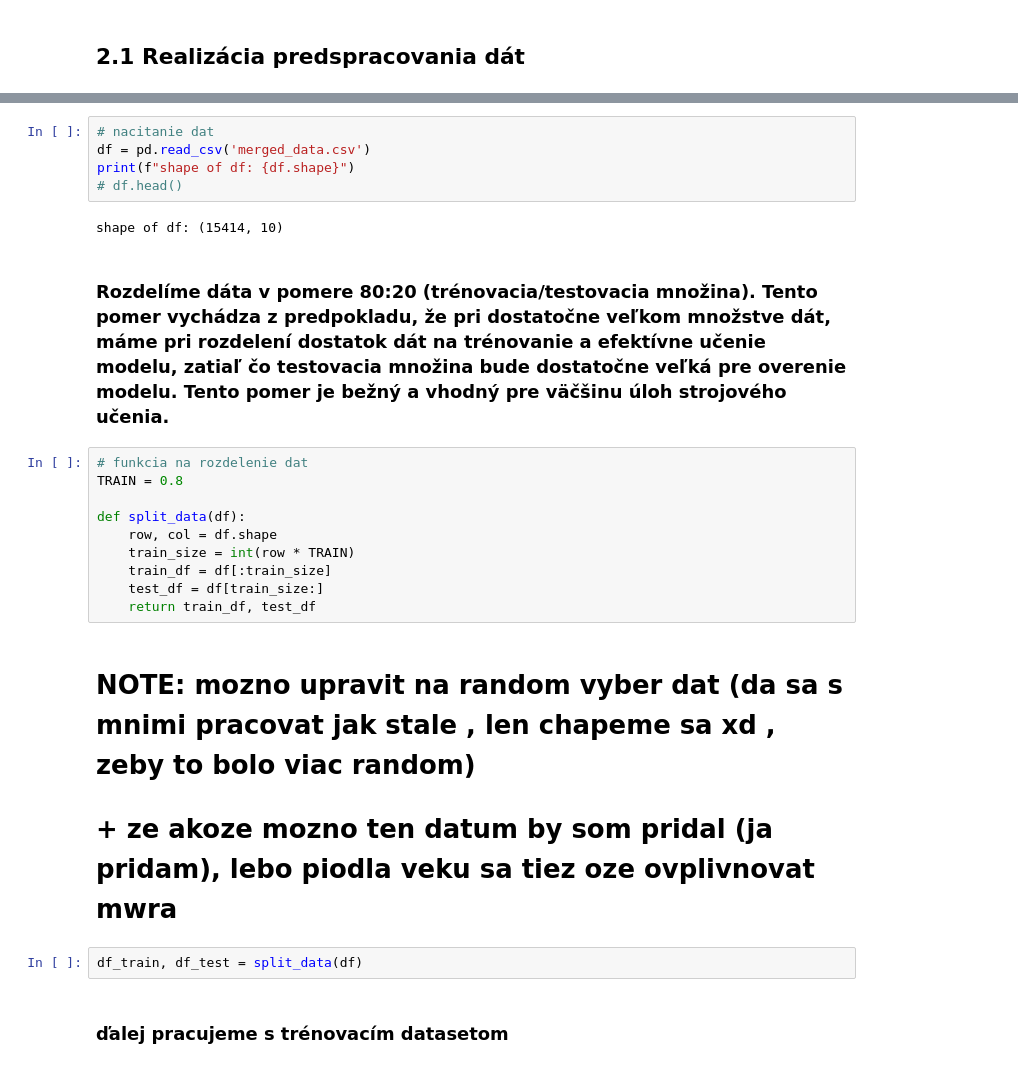
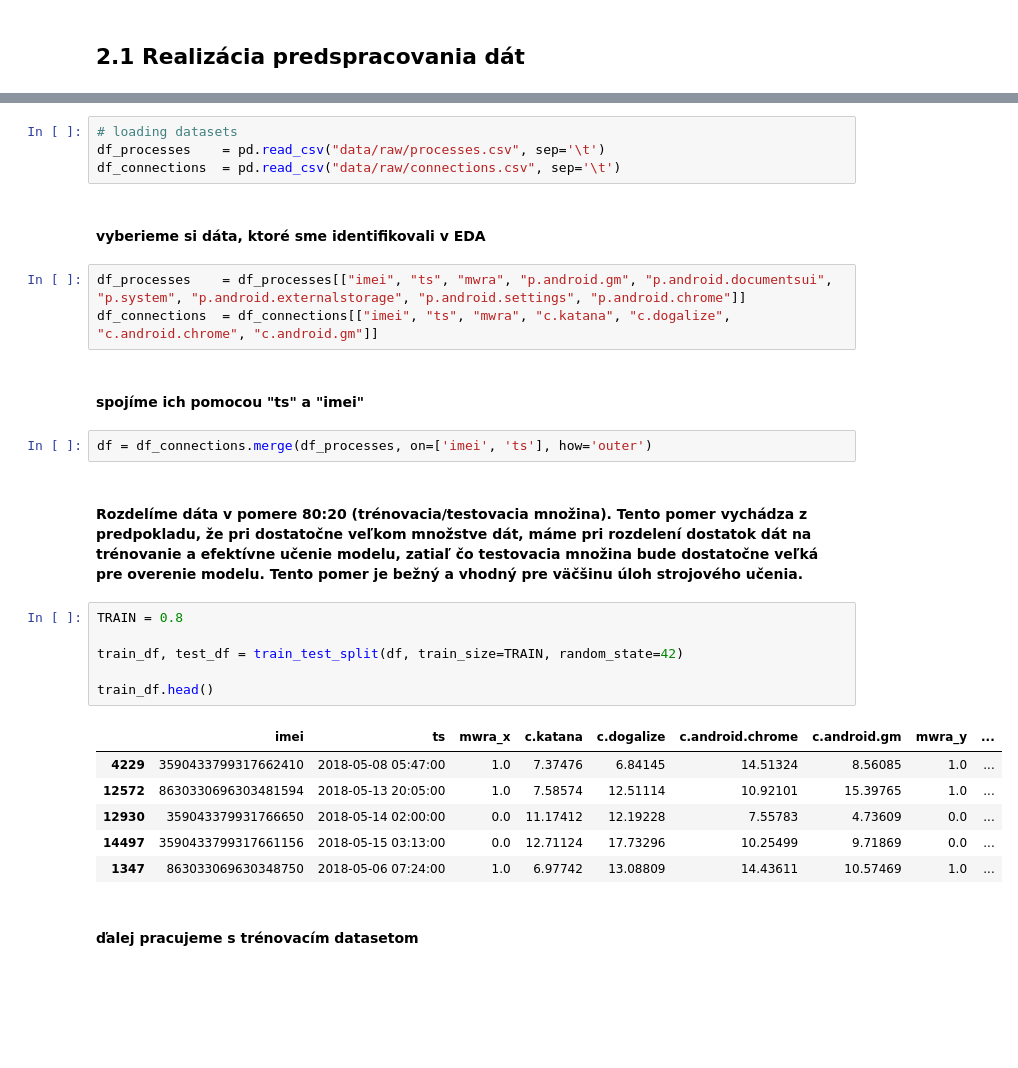
Before and after one commit to xtancos/IAU_project, a Jupyter notebook: ML.ipynb, the cells around one changed output, grey strips where cells are left out. Cells and saved outputs as stored; diff of their text form; blank space fills up the shorter version.

```diff
--- a/ML.ipynb
+++ b/ML.ipynb
@@ -32,26 +33,30 @@ from scipy.stats import linregress
 # %%
-# nacitanie dat
-df = pd.read_csv('merged_data.csv')
-print(f"shape of df: {df.shape}")
-# df.head()
+# loading datasets
+df_processes    = pd.read_csv("data/raw/processes.csv", sep='\t')
+df_connections  = pd.read_csv("data/raw/connections.csv", sep='\t')
-# %% [output]
-shape of df: (15414, 10)
+# %% [markdown]
+#### vyberieme si dáta, ktoré sme identifikovali v EDA
+# %%
+df_processes    = df_processes[["imei", "ts", "mwra", "p.android.gm", "p.android.documentsui", "p.system", "p.android.externalstorage", "p.android.settings", "p.android.chrome"]]
+df_connections  = df_connections[["imei", "ts", "mwra", "c.katana", "c.dogalize", "c.android.chrome", "c.android.gm"]]
+# %% [markdown]
+#### spojíme ich pomocou "ts" a "imei"
+# %%
+df = df_connections.merge(df_processes, on=['imei', 'ts'], how='outer')
 # %% [markdown]
-### Rozdelíme dáta v pomere 80:20 (trénovacia/testovacia množina). Tento pomer vychádza z predpokladu, že pri dostatočne veľkom množstve dát, máme pri rozdelení dostatok dát na trénovanie a efektívne učenie modelu, zatiaľ čo testovacia množina bude dostatočne veľká pre overenie modelu. Tento pomer je bežný a vhodný pre väčšinu úloh strojového učenia.
+#### Rozdelíme dáta v pomere 80:20 (trénovacia/testovacia množina). Tento pomer vychádza z predpokladu, že pri dostatočne veľkom množstve dát, máme pri rozdelení dostatok dát na trénovanie a efektívne učenie modelu, zatiaľ čo testovacia množina bude dostatočne veľká pre overenie modelu. Tento pomer je bežný a vhodný pre väčšinu úloh strojového učenia.
 # %%
-# funkcia na rozdelenie dat
 TRAIN = 0.8
 
-def split_data(df):
-    row, col = df.shape
-    train_size = int(row * TRAIN)
-    train_df = df[:train_size]
-    test_df = df[train_size:]
-    return train_df, test_df
+train_df, test_df = train_test_split(df, train_size=TRAIN, random_state=42)
+
+train_df.head()
+# %% [output]
+|  | imei | ts | mwra_x | c.katana | c.dogalize | c.android.chrome | c.android.gm | mwra_y | ... |
+| 4229 | 3590433799317662410 | 2018-05-08 05:47:00 | 1.0 | 7.37476 | 6.84145 | 14.51324 | 8.56085 | 1.0 | ... |
+| 12572 | 8630330696303481594 | 2018-05-13 20:05:00 | 1.0 | 7.58574 | 12.51114 | 10.92101 | 15.39765 | 1.0 | ... |
+| 12930 | 359043379931766650 | 2018-05-14 02:00:00 | 0.0 | 11.17412 | 12.19228 | 7.55783 | 4.73609 | 0.0 | ... |
+| 14497 | 3590433799317661156 | 2018-05-15 03:13:00 | 0.0 | 12.71124 | 17.73296 | 10.25499 | 9.71869 | 0.0 | ... |
+| 1347 | 863033069630348750 | 2018-05-06 07:24:00 | 1.0 | 6.97742 | 13.08809 | 14.43611 | 10.57469 | 1.0 | ... |
-# %% [markdown]
-# NOTE: mozno upravit na random vyber dat (da sa s mnimi pracovat jak stale , len chapeme sa xd , zeby to bolo viac random)
-# + ze akoze mozno ten datum by som pridal (ja pridam), lebo piodla veku sa tiez oze ovplivnovat mwra
-# %%
-df_train, df_test = split_data(df)
 # %% [markdown]
-### ďalej pracujeme s trénovacím datasetom
+#### ďalej pracujeme s trénovacím datasetom
```
Also changed, not shown: parts of 18 cells of this notebook, 1 other file.
